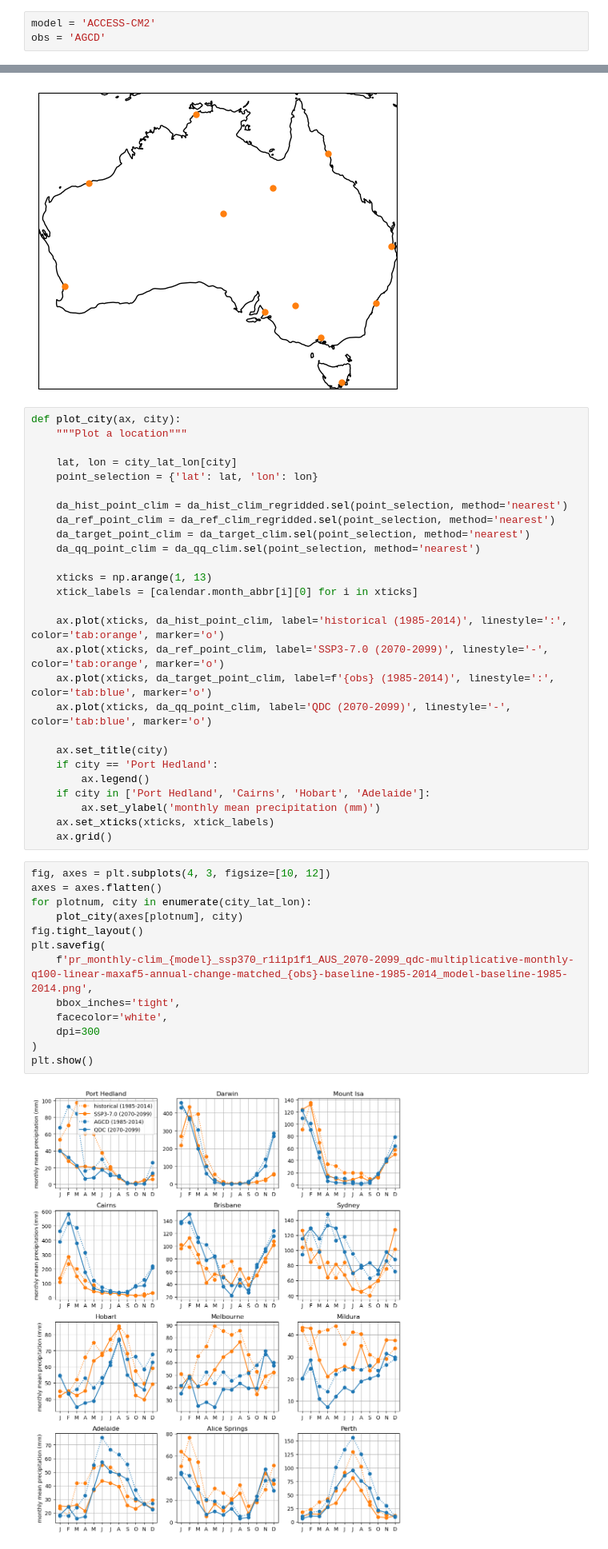
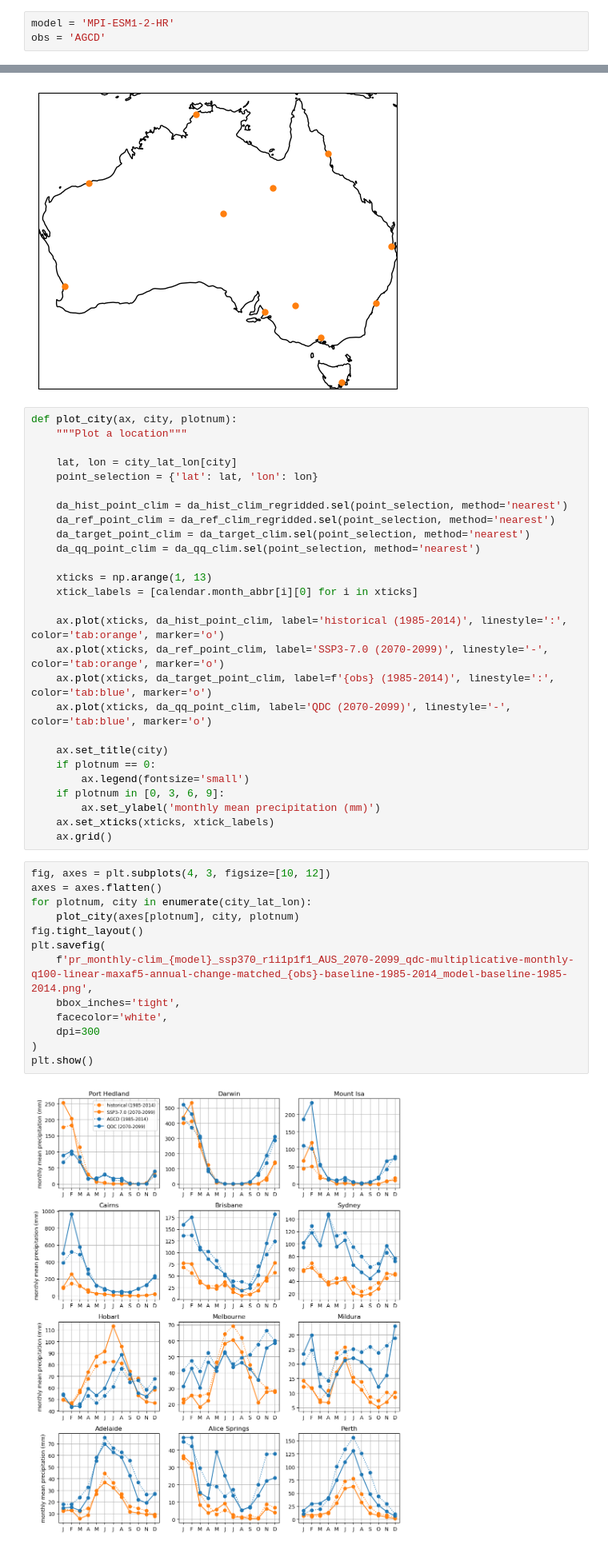
Before and after one commit to AusClimateService/qq-workflows, a Jupyter notebook: qdc-cmip6/tech-report/crazy_month.ipynb, the cells around one changed output, grey strips where cells are left out. Shown at 80% size. Drawn from its saved outputs; the diff is of its cells as text.

Commit message:
More plot updates

```diff
--- a/qdc-cmip6/tech-report/crazy_month.ipynb
+++ b/qdc-cmip6/tech-report/crazy_month.ipynb
@@ -14,7 +14,7 @@ import xesmf as xe
 sys.path.append('/g/data/xv83/quantile-mapping/qqscale')
 import utils
 # %%
-model = 'ACCESS-CM2'
+model = 'MPI-ESM1-2-HR'
 obs = 'AGCD'
 # %%
 hist_dict = {
@@ -166,7 +166,7 @@ plt.show()
 # %% [output]
 [figure]
 # %%
-def plot_city(ax, city):
+def plot_city(ax, city, plotnum):
     """Plot a location"""
 
     lat, lon = city_lat_lon[city]
@@ -186,24 +186,24 @@ def plot_city(ax, city):
     ax.plot(xticks, da_qq_point_clim, label='QDC (2070-2099)', linestyle='-', color='tab:blue', marker='o')
 
     ax.set_title(city)
-    if city == 'Port Hedland':
-        ax.legend()
-    if city in ['Port Hedland', 'Cairns', 'Hobart', 'Adelaide']:
+    if plotnum == 0:
+        ax.legend(fontsize='small')
+    if plotnum in [0, 3, 6, 9]:
         ax.set_ylabel('monthly mean precipitation (mm)')
     ax.set_xticks(xticks, xtick_labels)
     ax.grid()
 # %%
 fig, axes = plt.subplots(4, 3, figsize=[10, 12])
 axes = axes.flatten()
 for plotnum, city in enumerate(city_lat_lon):
-    plot_city(axes[plotnum], city)
+    plot_city(axes[plotnum], city, plotnum)
 fig.tight_layout()
 plt.savefig(
     f'pr_monthly-clim_{model}_ssp370_r1i1p1f1_AUS_2070-2099_qdc-multiplicative-monthly-q100-linear-maxaf5-annual-change-matched_{obs}-baseline-1985-2014_model-baseline-1985-2014.png',
     bbox_inches='tight',
     facecolor='white',
     dpi=300
 )
 plt.show()
 # %% [output]
-[figure, old version]
+[figure, new version]
```
Also changed, not shown: parts of 1 cell of this notebook, 1 other file.
